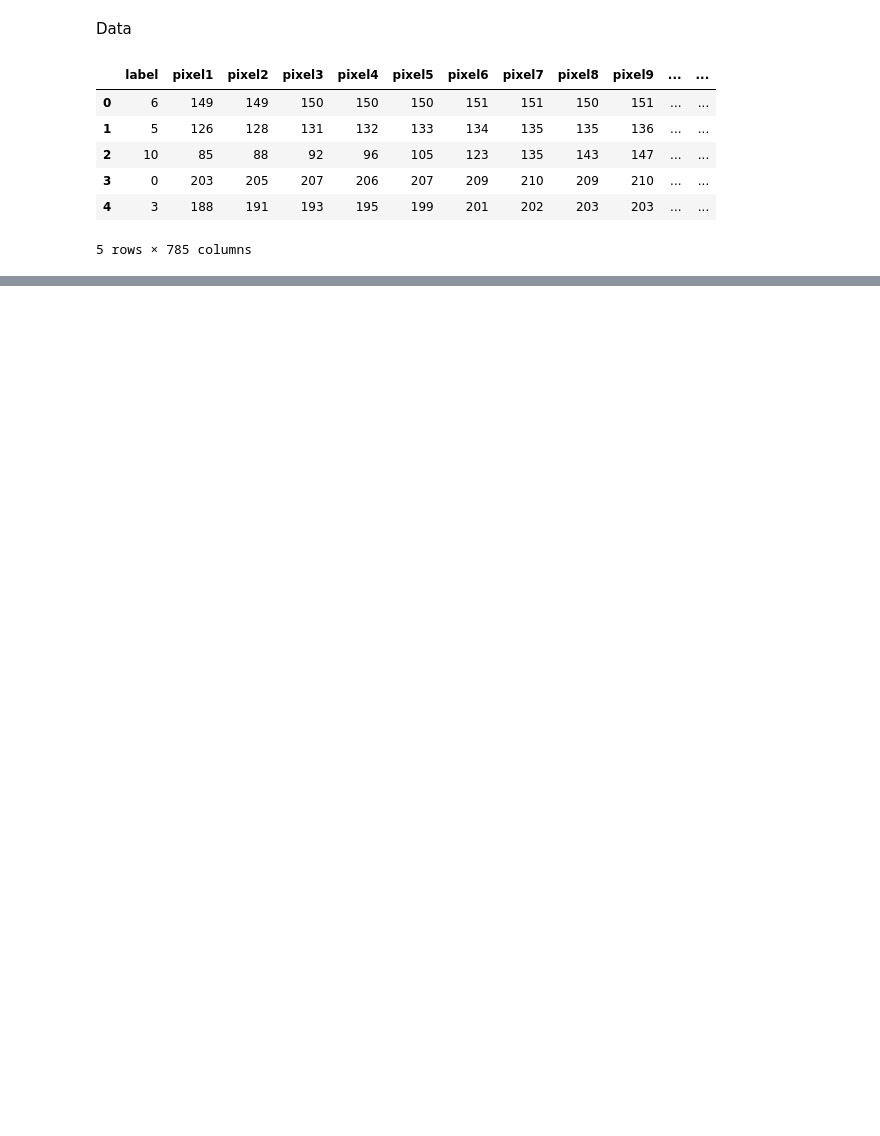
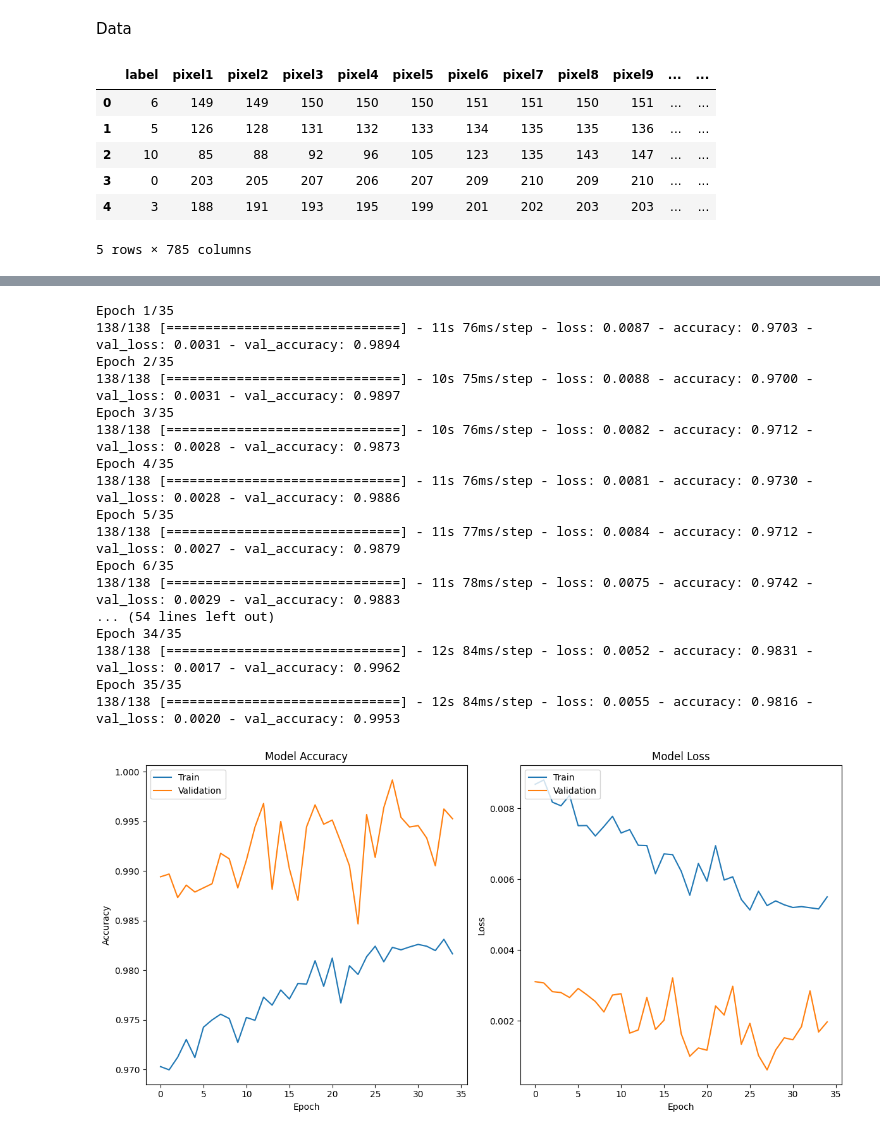
Before and after one commit to anthonyivanier/Advanced_ML_project, a Jupyter notebook: main_project.ipynb, the cells around one changed output, grey strips where cells are left out. Saved outputs shown, nothing was run; the diff lists cells and outputs as text; code cells hidden in the pictures; blank space fills up the shorter version.

```diff
--- a/main_project.ipynb
+++ b/main_project.ipynb
@@ -45,0 +59,5 @@ df_test.head()
+# %%
+test_label=df_test['label']
+X_test=df_test.drop(['label'],axis=1)
+print(X_test.shape)
+X_test.head()
@@ -45,0 +73,7 @@ df_test.head()
+# %%
+from sklearn.preprocessing import LabelBinarizer
+lb=LabelBinarizer()
+y_train=lb.fit_transform(train_label)
+y_test=lb.fit_transform(test_label)
+# %%
+X_test=X_test.values.reshape(-1,28,28,1)
@@ -45,0 +183,6 @@ df_test.head()
+# %%
+model.fit(train_datagen.flow(X_train,y_train,batch_size=200),
+         epochs = 35,
+          validation_data=(X_test,y_test),
+          shuffle=1
+         )
@@ -45,0 +208,48 @@ df_test.head()
+# %%
+# Assuming 'history' is the output from the model.fit() call
+history = model.fit(train_datagen.flow(X_train,y_train,batch_size=200),
+         epochs = 35,
+          validation_data=(X_test,y_test),
+          shuffle=1
+         )
+
+# Summarize history for accuracy
+plt.figure(figsize=(12, 6))
+plt.subplot(1, 2, 1)  # 1 row, 2 columns, 1st subplot = accuracy
+plt.plot(history.history['accuracy'])
+plt.plot(history.history['val_accuracy'])
+plt.title('Model Accuracy')
+plt.ylabel('Accuracy')
+plt.xlabel('Epoch')
+plt.legend(['Train', 'Validation'], loc='upper left')
+
+# Summarize history for loss
+plt.subplot(1, 2, 2)  # 1 row, 2 columns, 2nd subplot = loss
+plt.plot(history.history['loss'])
+plt.plot(history.history['val_loss'])
+plt.title('Model Loss')
+plt.ylabel('Loss')
+plt.xlabel('Epoch')
+plt.legend(['Train', 'Validation'], loc='upper left')
+
+plt.tight_layout()
+plt.show()
+# %% [output]
+Epoch 1/35
+138/138 [==============================] - 11s 76ms/step - loss: 0.0087 - accuracy: 0.9703 - val_loss: 0.0031 - val_accuracy: 0.9894
+Epoch 2/35
+138/138 [==============================] - 10s 75ms/step - loss: 0.0088 - accuracy: 0.9700 - val_loss: 0.0031 - val_accuracy: 0.9897
+Epoch 3/35
+138/138 [==============================] - 10s 76ms/step - loss: 0.0082 - accuracy: 0.9712 - val_loss: 0.0028 - val_accuracy: 0.9873
+Epoch 4/35
+138/138 [==============================] - 11s 76ms/step - loss: 0.0081 - accuracy: 0.9730 - val_loss: 0.0028 - val_accuracy: 0.9886
+Epoch 5/35
+138/138 [==============================] - 11s 77ms/step - loss: 0.0084 - accuracy: 0.9712 - val_loss: 0.0027 - val_accuracy: 0.9879
+Epoch 6/35
+138/138 [==============================] - 11s 78ms/step - loss: 0.0075 - accuracy: 0.9742 - val_loss: 0.0029 - val_accuracy: 0.9883
+... (54 lines left out)
+Epoch 34/35
+138/138 [==============================] - 12s 84ms/step - loss: 0.0052 - accuracy: 0.9831 - val_loss: 0.0017 - val_accuracy: 0.9962
+Epoch 35/35
+138/138 [==============================] - 12s 84ms/step - loss: 0.0055 - accuracy: 0.9816 - val_loss: 0.0020 - val_accuracy: 0.9953
+[figure, added]
```
Also changed, not shown: parts of 16 cells of this notebook.
